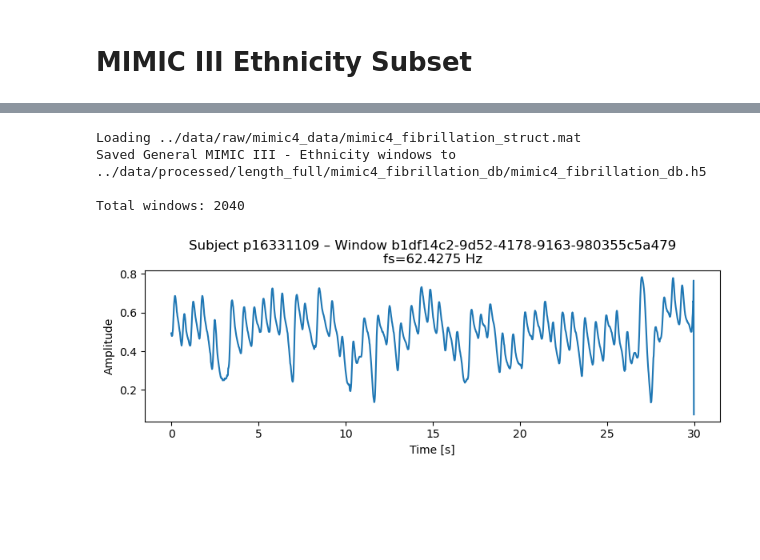
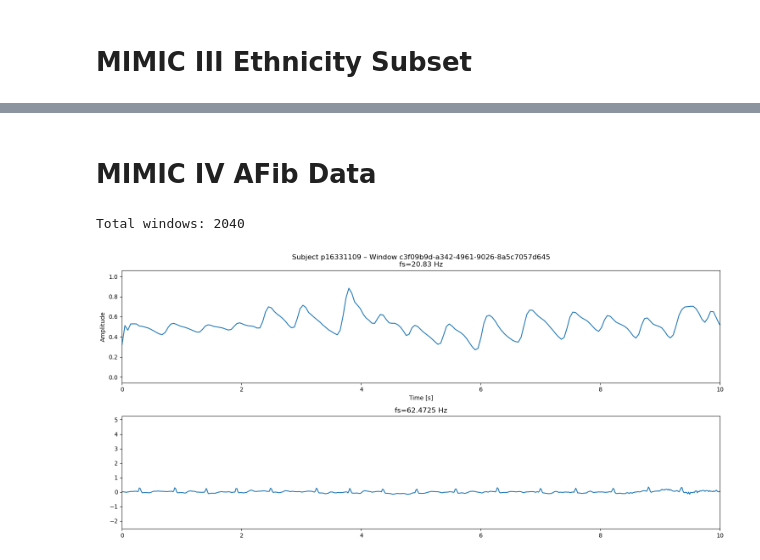
Before and after one commit to ShayanRiyaz/Heart_Rhythm_Analysis, a Jupyter notebook: notebooks/step_2_concatenate_datasets.ipynb, the cells around one changed output, grey strips where cells are left out. Cells and saved outputs as stored; diff of their text form; code cells hidden in the pictures; blank space fills up the shorter version.

Commit message:
minor changes, added ekg plotting option.

```diff
--- a/notebooks/step_2_concatenate_datasets.ipynb
+++ b/notebooks/step_2_concatenate_datasets.ipynb
@@ -29,22 +29,26 @@ def load_as_df(file_path, filename, store_signals=True, bPlot=True):
             label = win_grp.attrs['label']
             raw_ppg = win_grp["raw_ppg"][:]
             proc_ppg = win_grp["proc_ppg"][:]
-            fs = win_grp.attrs["fs"]
+            raw_ekg = win_grp["raw_ekg"][:]
+            ekg_fs = win_grp.attrs["ekg_fs"]
+            ppg_fs = win_grp.attrs["ppg_fs"]
             row_data = {
                 "subject": subj,
                 "window_id": win_id,
                 "rec_id": rec_id,
                 "label": label,
-                "fs_out": fs,
+                "ppg_fs_out": ppg_fs,
+                "ekg_fs_out": ekg_fs,
                 "raw_len": len(raw_ppg),
                 "proc_len": len(proc_ppg),
-                "duration_raw_s": len(raw_ppg) / fs,
-                "duration_proc_s": len(proc_ppg) / fs
+                "duration_raw_s": len(raw_ppg) / ppg_fs,
+                "duration_proc_s": len(proc_ppg) / ppg_fs
             }
 
             if store_signals:
                 row_data["raw_ppg"] = raw_ppg
                 row_data["proc_ppg"] = proc_ppg
+                row_data["raw_ekg"] = raw_ekg
 
             rows.append(row_data)
 
@@ -55,16 +59,24 @@ def load_as_df(file_path, filename, store_signals=True, bPlot=True):
     if bPlot:
         first = df.iloc[np.random.randint(0, len(df))]
         y = first["proc_ppg"]
-        t = np.arange(len(y)) / first.fs_out
+        t = np.arange(len(y)) / first.ppg_fs_out
 
-        plt.figure(figsize=(8, 3))
+        fig = plt.figure(figsize=(15,7))
+        plt.subplot(211)
         plt.plot(t, y)
-        plt.title(f"Subject {first.subject} – Window {first.window_id}\nfs={first.fs_out} Hz")
+        plt.title(f"Subject {first.subject} – Window {first.window_id}\nfs={first.ppg_fs_out} Hz")
         plt.xlabel("Time [s]")
         plt.ylabel("Amplitude")
+        plt.xlim(0,10)
+
+        plt.subplot(212)
+        y = first["raw_ekg"]
+        t = np.arange(len(y)) / first.ekg_fs_out
+        plt.plot(t,y)
+        plt.title(f"fs={first.ekg_fs_out} Hz")
+        plt.xlim(0,10)
         plt.tight_layout()
         plt.show()
-
     hf.close()
     return df
 # %% [markdown]
@@ -284,38 +217,37 @@ df_mimic_gen['subject'].unique()
+# %% [markdown]
+# MIMIC IV AFib Data
 # %%
 from heart_rhythm_analysis.get_data.MimicAFETL import MimicAFETL
 np.random.seed(42)
 def main():
     root_path = os.path.join('../data/raw/mimic4_data/mimic4_fibrillation_struct.mat')
     out_filename = 'mimic4_fibrillation_db'
     out_path = os.path.join('../data/processed/length_full/mimic4_fibrillation_db')
 
     if not os.path.exists(out_path):
         os.mkdir(out_path)
     fs_in = 62.4275
-    fs_out = fs_in
+    fs_out = 20.83
     config = {
         "input_dir": root_path,
         "output_dir":  out_path,
         "fs_in": fs_in,
         "fs_out": fs_out,
         "window_size_sec": 30,
         "scale_type": None,
         "decimate_signal": None,
         "zero_phase": True,
         "out_filename": out_filename
     }
 
-    etl = MimicAFETL(config)
-    out_file = etl.process()
-    print("Saved General MIMIC III - Ethnicity windows to", out_file)
+    # etl = MimicAFETL(config)
+    # out_file = etl.process()
+    # print("Saved Atrial Fibrillation MIMIC IV  windows to", out_file)
     df = load_as_df(out_path,out_filename)
     display(df.head(10))
     return df
 if __name__ == "__main__":
     df_mimic_gen = main()
 # %% [output]
-Loading ../data/raw/mimic4_data/mimic4_fibrillation_struct.mat
-Saved General MIMIC III - Ethnicity windows to ../data/processed/length_full/mimic4_fibrillation_db/mimic4_fibrillation_db.h5
-
 Total windows: 2040
-[figure, old version]
+[figure, new version]
```
Also changed, not shown: parts of 7 cells of this notebook, 2 other files.
